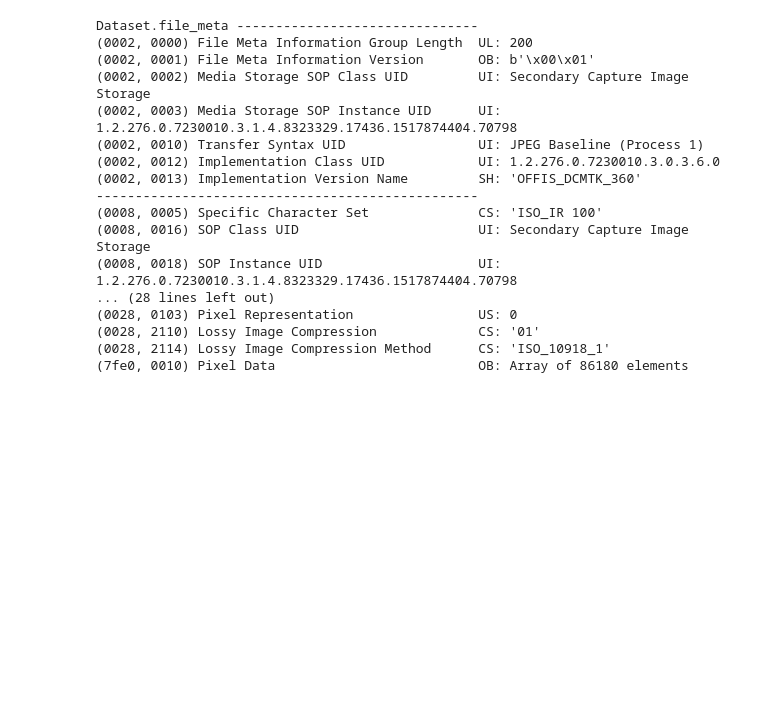
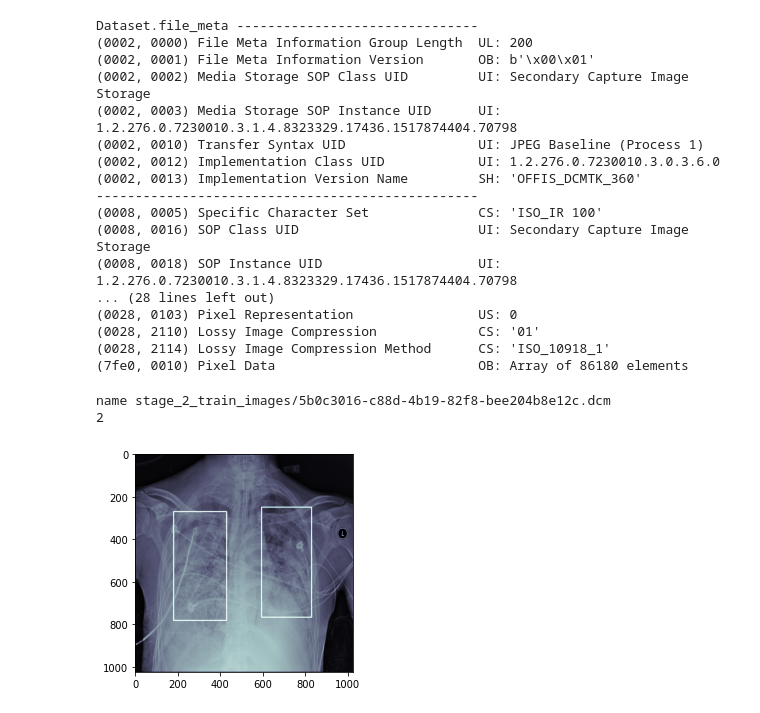
Before and after one commit to PulkitAppz/Capstone_AIML_19B, a Jupyter notebook: CapStone_Submission1.ipynb, the cells around one changed output. Saved outputs shown, nothing was run; the diff lists cells and outputs as text; code cells hidden in the pictures; blank space fills up the shorter version.

```diff
--- a/CapStone_Submission1.ipynb
+++ b/CapStone_Submission1.ipynb
@@ -189,0 +199,36 @@ Dataset.file_meta -------------------------------
+# %%
+pathname = imgArr[0]
+number_bb=get_count(pathname,train_labels)
+print('name',pathname)
+print(number_bb)
+# %% [output]
+name stage_2_train_images/5b0c3016-c88d-4b19-82f8-bee204b8e12c.dcm
+2
+# %%
+# function to get image
+def get_image(pathname,met_data):
+  for i in range(len(met_data)):
+    if met_data[i]==pathname:
+      img=dcm.dcmread(met_data[i])
+      imag=img.pixel_array
+  return imag
+
+# function to draw bounding Box on images
+def get_box(imag,data_lab):
+  for i in range(len(data_lab)):
+    path = os.path.join('stage_2_train_images/',train_labels['patientId'][i]+'.dcm')
+    if path==pathname and data_lab.iloc[i]['Target']==1:
+      x= int(data_lab.iloc[i]['x'])
+      y= int(data_lab.iloc[i]['y'])
+      w= int(data_lab.iloc[i]['width'])
+      h= int(data_lab.iloc[i]['height'])
+      bb=cv2.rectangle(imag,(x,y),(x+w,y+h),(255,0,0),3)
+      plt.imshow(bb,cmap=plt.cm.bone)
+    elif path==pathname and data_lab.iloc[i]['Target']==0:
+      plt.imshow(imag,cmap=plt.cm.bone)
+# %%
+import cv2
+img1=get_image(pathname,imgArr)
+get_box(img1,train_labels)
+# %% [output]
+[figure, added]
```
Also changed, not shown: parts of 1 cell of this notebook.
